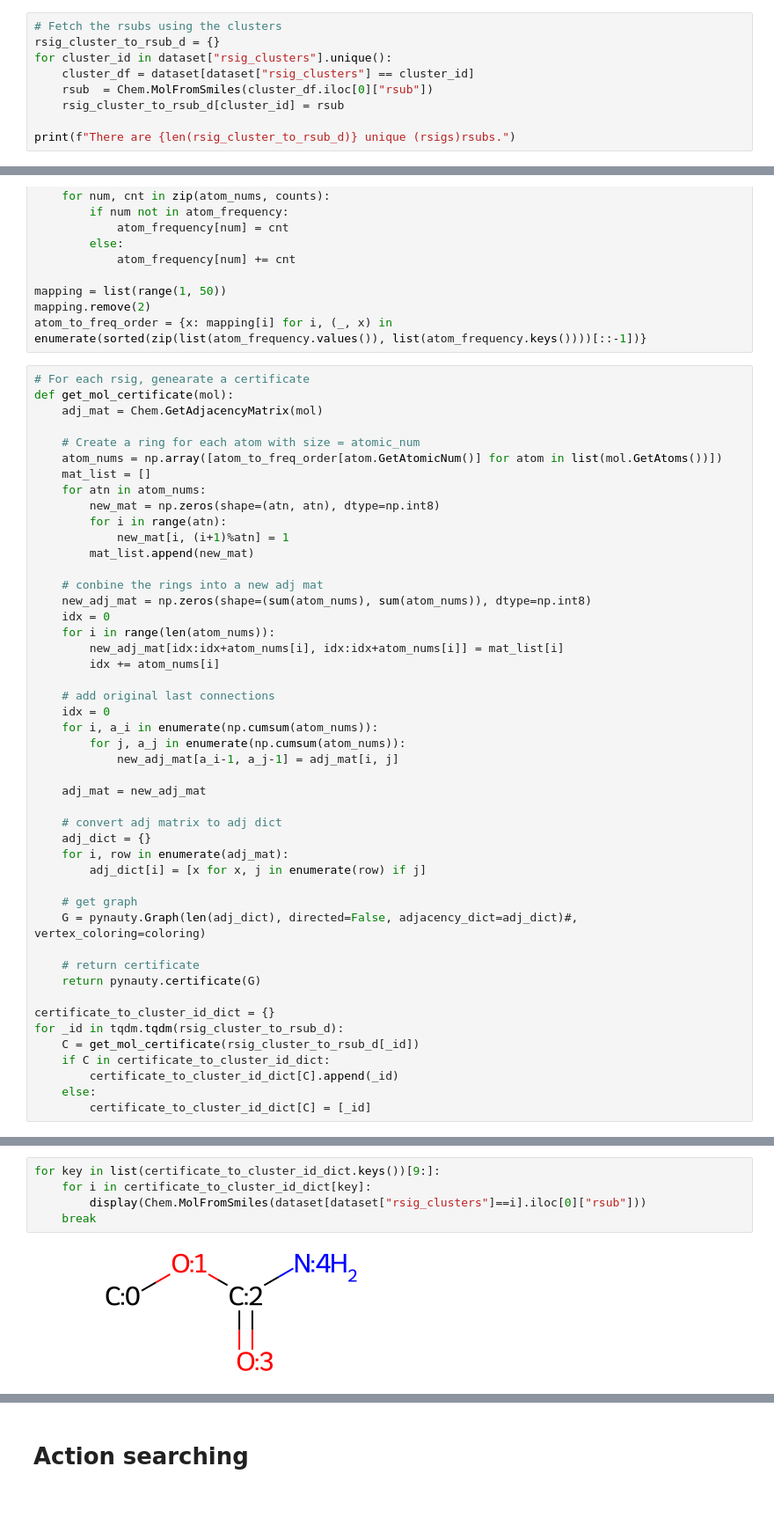
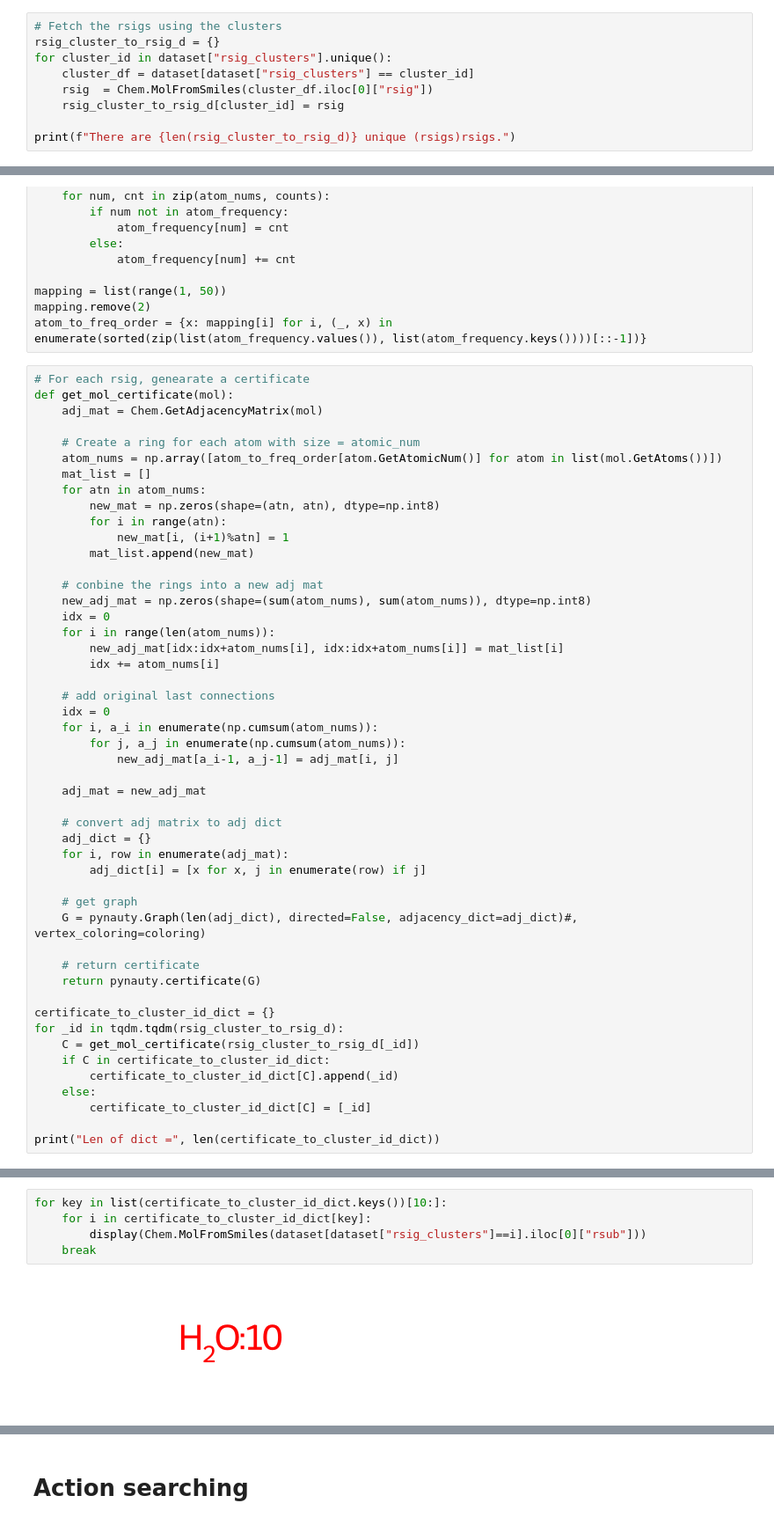
Before and after one commit to MrScabbyCreature/ReactionRL, a Jupyter notebook: uspto - simulator.ipynb, the cells around one changed output, grey strips where cells are left out. Shown at 88% size. Saved outputs shown, nothing was run; the diff lists cells and outputs as text.

Commit message:
[FIX]Now rsig is used for certificate and searching. [BUG] Not all actions are being detected.

```diff
--- a/uspto - simulator.ipynb
+++ b/uspto - simulator.ipynb
@@ -34,12 +34,12 @@ Searching will be based on rsub because the action searching algorithm cannot cr
 import pynauty
 import networkx as nx
 # %%
-# Fetch the rsubs using the clusters
-rsig_cluster_to_rsub_d = {}
+# Fetch the rsigs using the clusters
+rsig_cluster_to_rsig_d = {}
 for cluster_id in dataset["rsig_clusters"].unique():
     cluster_df = dataset[dataset["rsig_clusters"] == cluster_id]
-    rsub  = Chem.MolFromSmiles(cluster_df.iloc[0]["rsub"])
-    rsig_cluster_to_rsub_d[cluster_id] = rsub
+    rsig  = Chem.MolFromSmiles(cluster_df.iloc[0]["rsig"])
+    rsig_cluster_to_rsig_d[cluster_id] = rsig
 
-print(f"There are {len(rsig_cluster_to_rsub_d)} unique (rsigs)rsubs.")
+print(f"There are {len(rsig_cluster_to_rsig_d)} unique (rsigs)rsigs.")
 # %% [output]
@@ -101,9 +101,11 @@ def get_mol_certificate(mol):
     return pynauty.certificate(G)
 
 certificate_to_cluster_id_dict = {}
-for _id in tqdm.tqdm(rsig_cluster_to_rsub_d):
-    C = get_mol_certificate(rsig_cluster_to_rsub_d[_id])
+for _id in tqdm.tqdm(rsig_cluster_to_rsig_d):
+    C = get_mol_certificate(rsig_cluster_to_rsig_d[_id])
     if C in certificate_to_cluster_id_dict:
         certificate_to_cluster_id_dict[C].append(_id)
     else:
         certificate_to_cluster_id_dict[C] = [_id]
+
+print("Len of dict =", len(certificate_to_cluster_id_dict))
@@ -173,7 +164,7 @@ for key in certificate_to_cluster_id_dict:
 # %%
-for key in list(certificate_to_cluster_id_dict.keys())[9:]:
+for key in list(certificate_to_cluster_id_dict.keys())[10:]:
     for i in certificate_to_cluster_id_dict[key]:
         display(Chem.MolFromSmiles(dataset[dataset["rsig_clusters"]==i].iloc[0]["rsub"]))
     break
 # %% [output]
-[figure, old version]
+[figure, new version]
```
Also changed, not shown: parts of 17 cells of this notebook.
